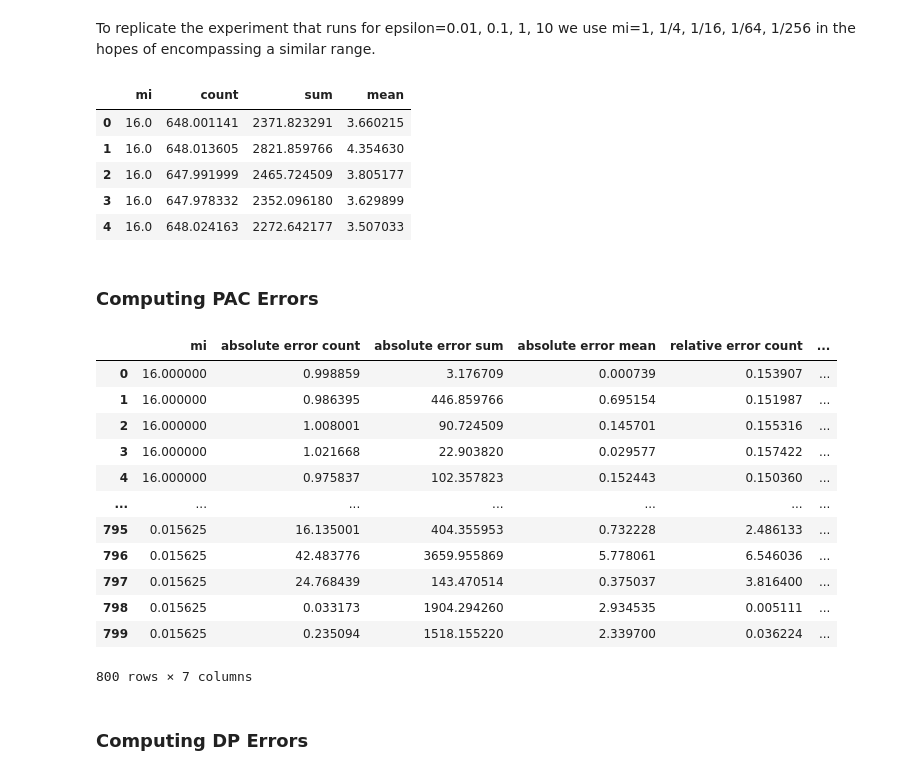
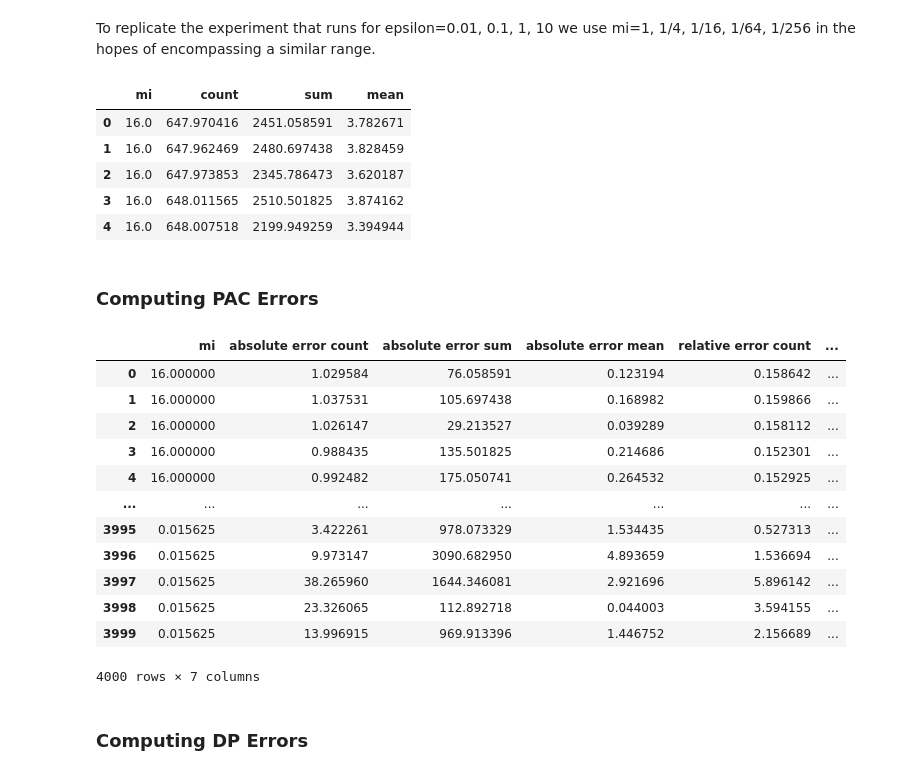
Before and after one commit to michaelnoguera/pacdb, a Jupyter notebook: pac-student_performance-sparkless.ipynb, the cells around one changed output. Saved outputs shown, nothing was run; the diff lists cells and outputs as text; code cells hidden in the pictures.

Commit message:
Compute with 1024 samples contributing to each PAC 'experiment'

```diff
--- a/pac-student_performance-sparkless.ipynb
+++ b/pac-student_performance-sparkless.ipynb
@@ -5,7 +5,7 @@ This file is adapted to use numpy only without Spark.
 # %%
 EXPERIMENT = 'pac-student_performance-sparkless'
 OUTPUT_DIR = f'./outputs/{EXPERIMENT}'
-GENERATE = False
+GENERATE = True
 
 if GENERATE:
     print("GENERATE = True, so we will generate new samples.")
@@ -68,7 +68,7 @@ true_result
 array([ 649.        , 2375.        ,    3.65947612])
 # %%
 ### Query Setup
-SAMPLES = 512
+SAMPLES = 1024
 assert SAMPLES % 2 == 0, "We need an even number of samples for paired sampling."
 number_of_pairs = SAMPLES // 2
 
@@ -190,45 +190,45 @@ To replicate the experiment that runs for epsilon=0.01, 0.1, 1, 10
 we use mi=1, 1/4, 1/16, 1/64, 1/256 in the hopes of encompassing a similar range.
 # %%
 MI_OPTIONS = [16., 4., 2., 1., 1/4, 1/16, 1/32, 1/64]
-EXPERIMENTS = 100
+EXPERIMENTS = 500
 
 if GENERATE:
     # df = pd.DataFrame([], columns=['mi', 'count', 'sum', 'mean', 'var'])
     experiment_results = []
 
     for mi in MI_OPTIONS:
         for e in range(EXPERIMENTS):
             out_np = generate_samples()
             noisy_output = do_pac_and_release(out_np, mi)
             # manually correct count = count * 2
             noisy_output[0] = noisy_output[0] * 2
             # manually add sum as count * mean
             noisy_output = [noisy_output[0], noisy_output[0] * noisy_output[1], noisy_output[1]]
             # try x2 here ?
             experiment_results.append([mi, *noisy_output])
         with open(f'{OUTPUT_DIR}/experiment_results.pkl', 'wb') as f:
             pickle.dump(experiment_results, f)
 
     df = pd.DataFrame(experiment_results, columns=['mi', 'count', 'sum', 'mean'])
 
     # Save the new data to outputs/...
     df.to_parquet(f'{OUTPUT_DIR}/pac_results.parquet')
     # with open(f'{OUTPUT_DIR}/experiment_results.pkl', 'wb') as f:
     #     pickle.dump(experiment_results, f)
 else:
     df = pq.read_table(f"{OUTPUT_DIR}/pac_results.parquet").to_pandas()
 
     # with open('{OUTPUT_DIR}/experiment_results.pkl', 'rb') as f:
     #     experiment_results = pickle.load(f)
 
 df.head()
 # %% [output]
 |  | mi | count | sum | mean |
-| 0 | 16.0 | 648.001141 | 2371.823291 | 3.660215 |
-| 1 | 16.0 | 648.013605 | 2821.859766 | 4.354630 |
-| 2 | 16.0 | 647.991999 | 2465.724509 | 3.805177 |
-| 3 | 16.0 | 647.978332 | 2352.096180 | 3.629899 |
-| 4 | 16.0 | 648.024163 | 2272.642177 | 3.507033 |
+| 0 | 16.0 | 647.970416 | 2451.058591 | 3.782671 |
+| 1 | 16.0 | 647.962469 | 2480.697438 | 3.828459 |
+| 2 | 16.0 | 647.973853 | 2345.786473 | 3.620187 |
+| 3 | 16.0 | 648.011565 | 2510.501825 | 3.874162 |
+| 4 | 16.0 | 648.007518 | 2199.949259 | 3.394944 |
 # %%
 ### DEBUG: Save the variables from computing the PAC noises for later reverse engineering
 if GENERATE:
@@ -264,18 +264,18 @@ else:
 pac_errors_df
 # %% [output]
 |  | mi | absolute error count | absolute error sum | absolute error mean | relative error count | ... |
-| 0 | 16.000000 | 0.998859 | 3.176709 | 0.000739 | 0.153907 | ... |
-| 1 | 16.000000 | 0.986395 | 446.859766 | 0.695154 | 0.151987 | ... |
-| 2 | 16.000000 | 1.008001 | 90.724509 | 0.145701 | 0.155316 | ... |
-| 3 | 16.000000 | 1.021668 | 22.903820 | 0.029577 | 0.157422 | ... |
-| 4 | 16.000000 | 0.975837 | 102.357823 | 0.152443 | 0.150360 | ... |
+| 0 | 16.000000 | 1.029584 | 76.058591 | 0.123194 | 0.158642 | ... |
+| 1 | 16.000000 | 1.037531 | 105.697438 | 0.168982 | 0.159866 | ... |
+| 2 | 16.000000 | 1.026147 | 29.213527 | 0.039289 | 0.158112 | ... |
+| 3 | 16.000000 | 0.988435 | 135.501825 | 0.214686 | 0.152301 | ... |
+| 4 | 16.000000 | 0.992482 | 175.050741 | 0.264532 | 0.152925 | ... |
 | ... | ... | ... | ... | ... | ... | ... |
-| 795 | 0.015625 | 16.135001 | 404.355953 | 0.732228 | 2.486133 | ... |
-| 796 | 0.015625 | 42.483776 | 3659.955869 | 5.778061 | 6.546036 | ... |
-| 797 | 0.015625 | 24.768439 | 143.470514 | 0.375037 | 3.816400 | ... |
-| 798 | 0.015625 | 0.033173 | 1904.294260 | 2.934535 | 0.005111 | ... |
-| 799 | 0.015625 | 0.235094 | 1518.155220 | 2.339700 | 0.036224 | ... |
+| 3995 | 0.015625 | 3.422261 | 978.073329 | 1.534435 | 0.527313 | ... |
+| 3996 | 0.015625 | 9.973147 | 3090.682950 | 4.893659 | 1.536694 | ... |
+| 3997 | 0.015625 | 38.265960 | 1644.346081 | 2.921696 | 5.896142 | ... |
+| 3998 | 0.015625 | 23.326065 | 112.892718 | 0.044003 | 3.594155 | ... |
+| 3999 | 0.015625 | 13.996915 | 969.913396 | 1.446752 | 2.156689 | ... |
-800 rows × 7 columns
+4000 rows × 7 columns
 # %%
 # if GENERATE:
 #     mean_df = df.groupby('mi').mean()[['count', 'sum', 'mean', 'var']]
```
Also changed, not shown: parts of 5 cells of this notebook, 8 other files.
